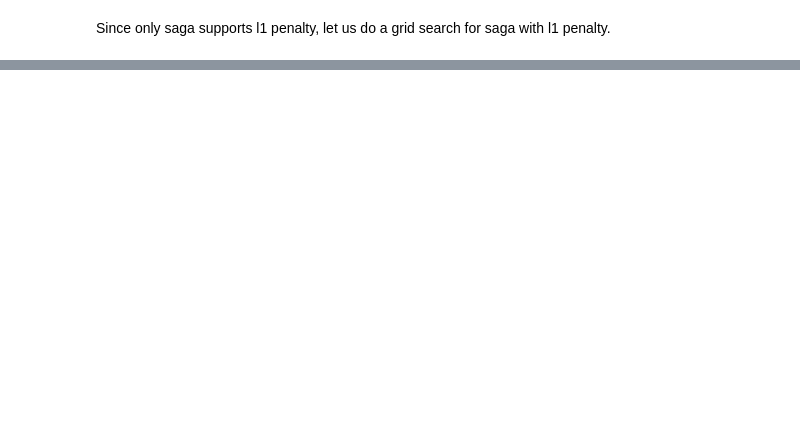
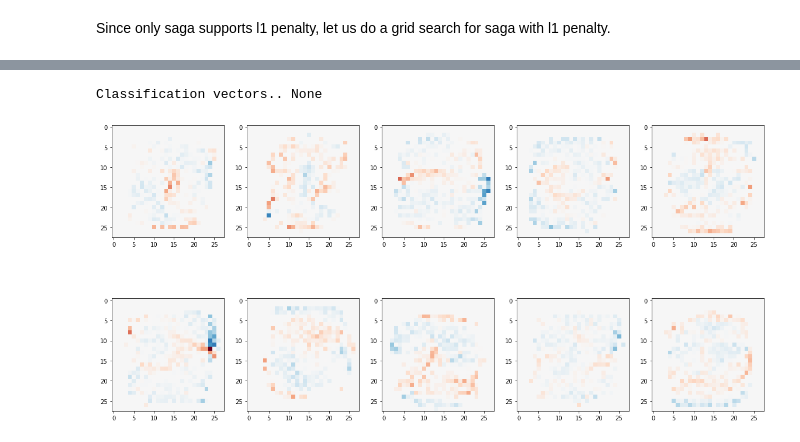
Before and after one commit to vandana-iyer/MNIST-playground, a Jupyter notebook: Linear Classifiers/01_MNIST_LogisticRegression.ipynb, the cells around one changed output, grey strips where cells are left out. Cells and saved outputs as stored; diff of their text form; code cells hidden in the pictures; blank space fills up the shorter version.

```diff
--- a/Linear Classifiers/01_MNIST_LogisticRegression.ipynb
+++ b/Linear Classifiers/01_MNIST_LogisticRegression.ipynb
@@ -461,0 +545,37 @@ Let us pick 10 best performing models from 1 & 2 and apply cross validation on t
+# %%
+params = [[0.5000, 0.00010, 1000, 'saga', 'l1'],
+        [0.5000,0.00100,500,'saga','l1'],
+        [0.5000,0.00100,500,'saga','l2'],
+        [0.5000,0.00100,100,'saga','l2'],
+        [0.5000,0.00001,1000,'newton-cg','l2'],
+        [0.5000,0.10000,500,'sag','l2']]
+
+i = 0
+iter_results1 = []
+for c , tol, max_iter, solver, penalty in params:
+    start = time.time()
+
+    clf = LogisticRegression(C=c, solver=solver, tol=tol, penalty=penalty, max_iter=max_iter)
+    clf.fit(train_min_max, train_labels)
+    predictions = clf.predict(test_min_max)
+    score = accuracy_score(test_labels, predictions)
+
+    end = time.time()
+    time_taken = end - start
+    sparsity = np.mean(clf.coef_ == 0) * 100
+
+    result = {
+        'score': score,
+        'c': c,
+        'tolerence': tol,
+        'max_iter': max_iter,
+        'solver': solver,
+        'penalty': penalty,
+        'time_taken': time_taken,
+        'coef': clf.coef_,
+        'predictions': predictions
+    }
+
+    iter_results1.append(result)
+    print(f'Iteration {i} completed with parameters {result}')
+    i += 1
@@ -461,0 +644,6 @@ Let us pick 10 best performing models from 1 & 2 and apply cross validation on t
+# %%
+abc = iter_results1[1]['coef'].copy()
+print(f'Classification vectors.. {print_classification_vector(abc)}')
+# %% [output]
+Classification vectors.. None
+[figure, added]
```
Also changed, not shown: parts of 20 cells of this notebook, 2 other files.
